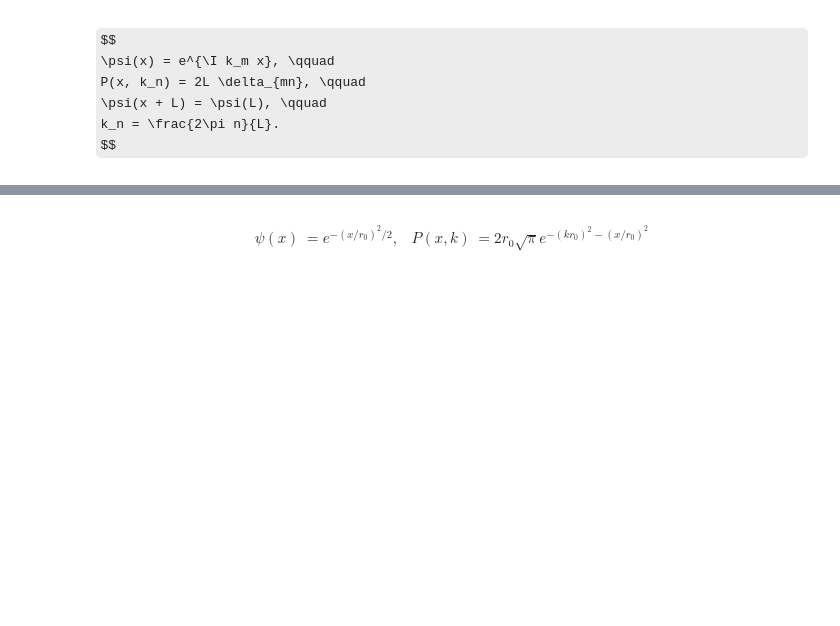
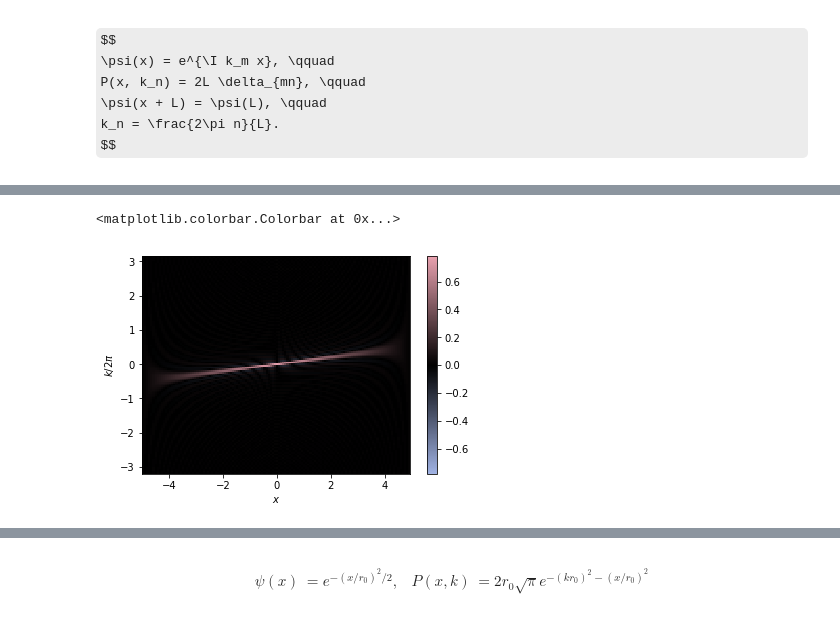
Before and after one commit to mforbes/mmfutils, a Jupyter notebook: doc/Wigner Ville.ipynb, the cells around one changed output, grey strips where cells are left out. Drawn from its saved outputs; the diff is of its cells as text; code cells hidden in the pictures; some formulas as TeX source; blank space fills up the shorter version.

```diff
--- a/doc/Wigner Ville.ipynb
+++ b/doc/Wigner Ville.ipynb
@@ -126,12 +151,15 @@ plt.colorbar()
 # %%
 m = 1
 w = 2*np.pi*m/L
 psi = np.exp(1j*w*x**2/2)
-ws, P = wigner.wigner_ville(psi, dt=dx, skip=1, pad=False)
+ws, P = wigner.wigner_ville(psi, dt=dx, skip=1, pad=True)
 P_exact = np.zeros_like(P)
 P_exact[:, N//2 + m] = 2*L
 
 #assert np.allclose(P, P_exact)
-imcontourf(x, ws/2*np.pi, P, interpolation='none', diverging=True)
+imcontourf(x, ws/(2*np.pi), P, interpolation='none', diverging=True)
 plt.xlabel('$x$');plt.ylabel(r'$k/2\pi$')
 plt.colorbar()
+# %% [output]
+<matplotlib.colorbar.Colorbar at 0x...>
+[figure, added]
```
Also changed, not shown: parts of 11 cells of this notebook, 5 other files.
